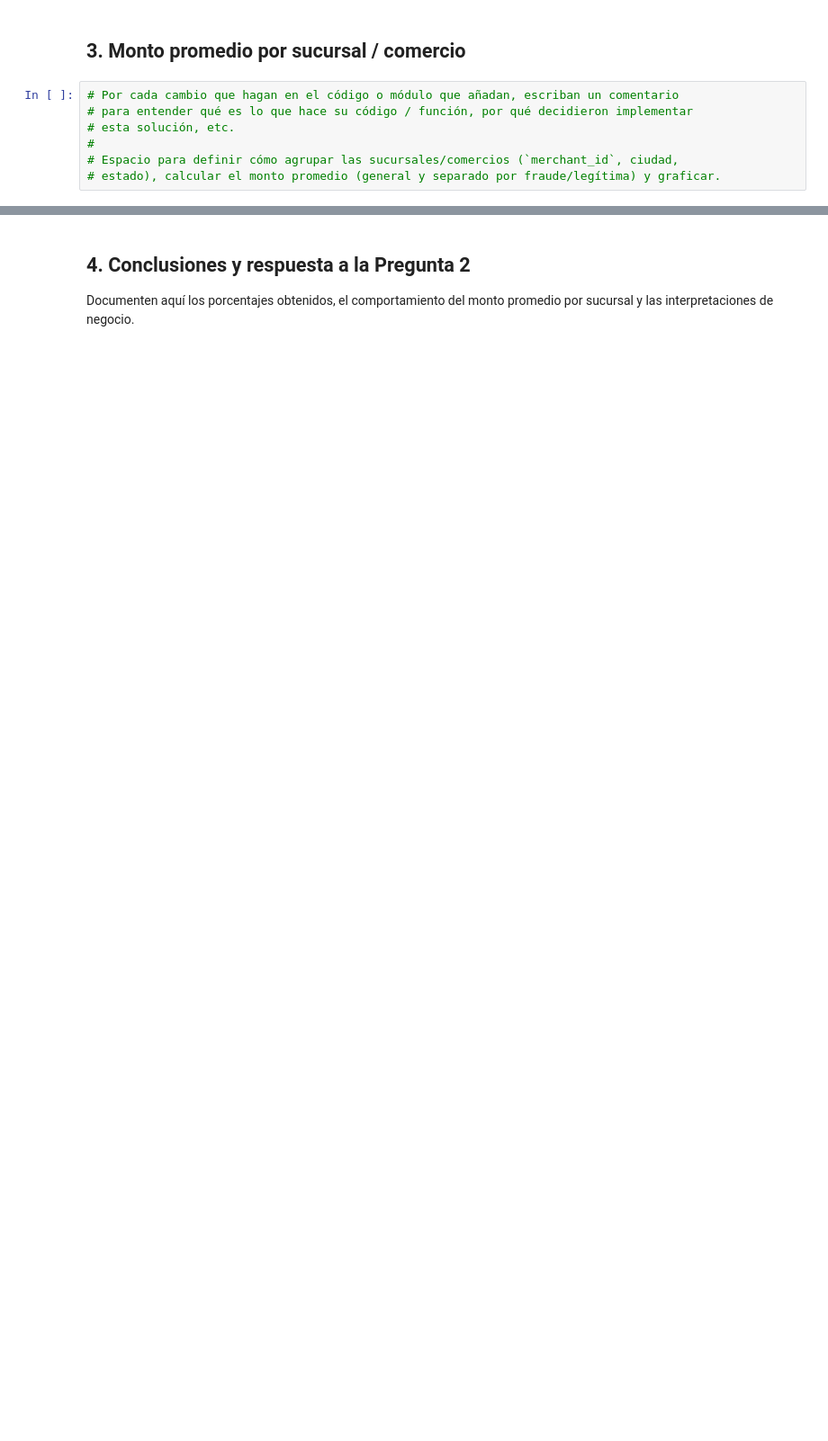
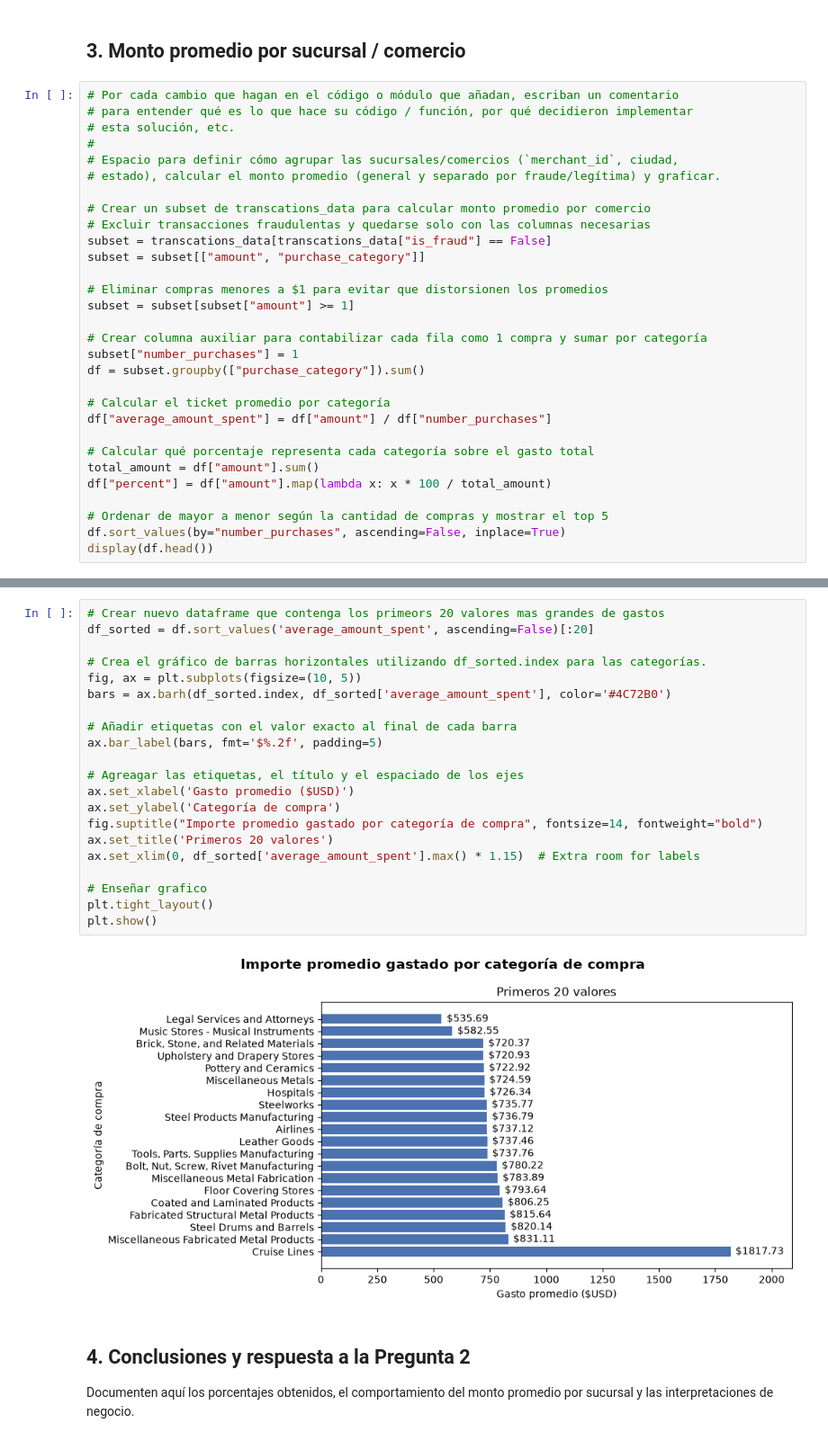
Before and after one commit to piper2yt/PAD, a Jupyter notebook: notebooks_preguntas/pregunta_2_fraude_y_sucursales/pregunta_2_fraude_y_sucursales.ipynb, the cells around one changed output, grey strips where cells are left out. Shown at 90% size. Cells and saved outputs as stored; diff of their text form; blank space fills up the shorter version.

```diff
--- a/notebooks_preguntas/pregunta_2_fraude_y_sucursales/pregunta_2_fraude_y_sucursales.ipynb
+++ b/notebooks_preguntas/pregunta_2_fraude_y_sucursales/pregunta_2_fraude_y_sucursales.ipynb
@@ -39,3 +70,26 @@ Por cada cambio que hagan en el código o módulo que añadan, escriban un comen
 #
 # Espacio para definir cómo agrupar las sucursales/comercios (`merchant_id`, ciudad,
 # estado), calcular el monto promedio (general y separado por fraude/legítima) y graficar.
+
+# Crear un subset de transcations_data para calcular monto promedio por comercio
+# Excluir transacciones fraudulentas y quedarse solo con las columnas necesarias
+subset = transcations_data[transcations_data["is_fraud"] == False]
+subset = subset[["amount", "purchase_category"]]
+
+# Eliminar compras menores a $1 para evitar que distorsionen los promedios
+subset = subset[subset["amount"] >= 1]
+
+# Crear columna auxiliar para contabilizar cada fila como 1 compra y sumar por categoría
+subset["number_purchases"] = 1
+df = subset.groupby(["purchase_category"]).sum()
+
+# Calcular el ticket promedio por categoría
+df["average_amount_spent"] = df["amount"] / df["number_purchases"]
+
+# Calcular qué porcentaje representa cada categoría sobre el gasto total
+total_amount = df["amount"].sum()
+df["percent"] = df["amount"].map(lambda x: x * 100 / total_amount)
+
+# Ordenar de mayor a menor según la cantidad de compras y mostrar el top 5
+df.sort_values(by="number_purchases", ascending=False, inplace=True)
+display(df.head())
@@ -42,3 +104,26 @@ Por cada cambio que hagan en el código o módulo que añadan, escriban un comen
+# %%
+# Crear nuevo dataframe que contenga los primeors 20 valores mas grandes de gastos
+df_sorted = df.sort_values('average_amount_spent', ascending=False)[:20]
+
+# Crea el gráfico de barras horizontales utilizando df_sorted.index para las categorías.
+fig, ax = plt.subplots(figsize=(10, 5))
+bars = ax.barh(df_sorted.index, df_sorted['average_amount_spent'], color='#4C72B0')
+
+# Añadir etiquetas con el valor exacto al final de cada barra
+ax.bar_label(bars, fmt='$%.2f', padding=5)
+
+# Agreagar las etiquetas, el título y el espaciado de los ejes
+ax.set_xlabel('Gasto promedio ($USD)')
+ax.set_ylabel('Categoría de compra')
+fig.suptitle("Importe promedio gastado por categoría de compra", fontsize=14, fontweight="bold")
+ax.set_title('Primeros 20 valores')
+ax.set_xlim(0, df_sorted['average_amount_spent'].max() * 1.15)  # Extra room for labels
+
+# Enseñar grafico
+plt.tight_layout()
+plt.show()
+# %% [output]
+[figure, added]
 # %% [markdown]
 ## 4. Conclusiones y respuesta a la Pregunta 2
 
```
Also changed, not shown: parts of 3 cells of this notebook, 2 other files.
